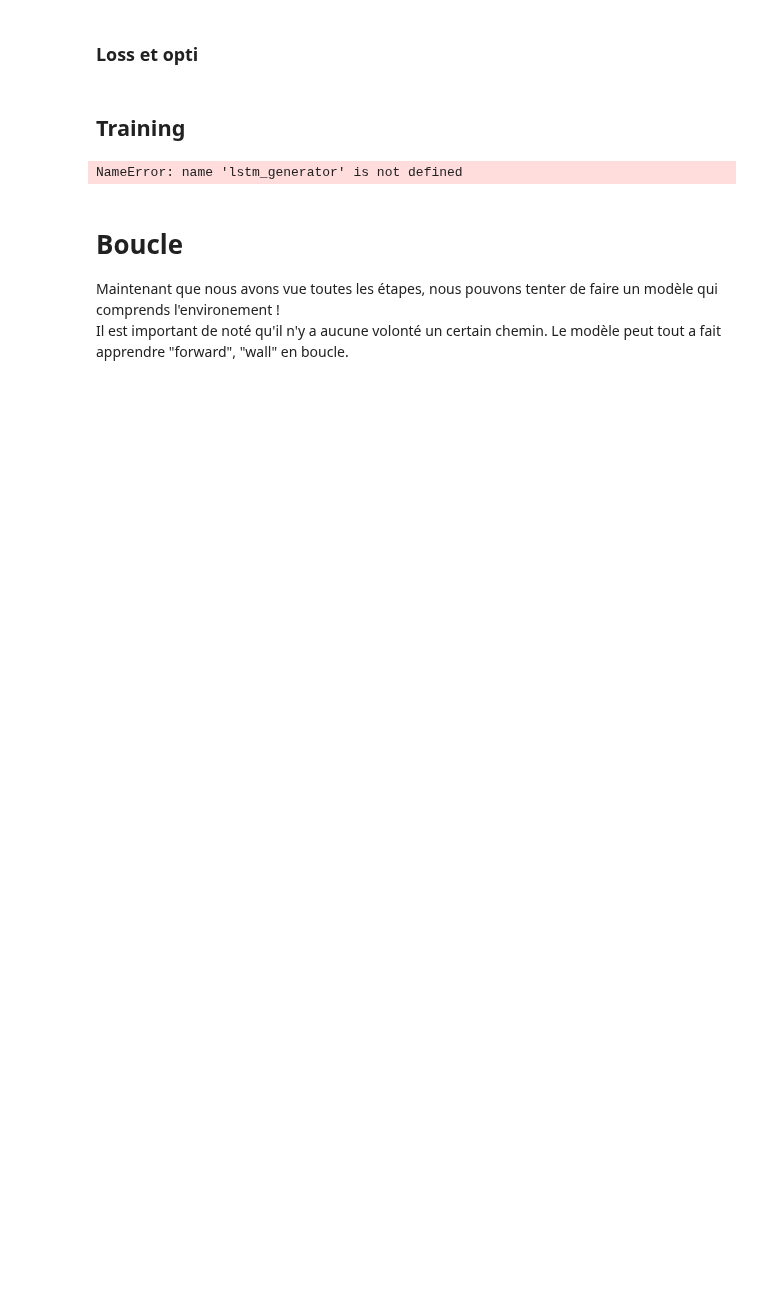
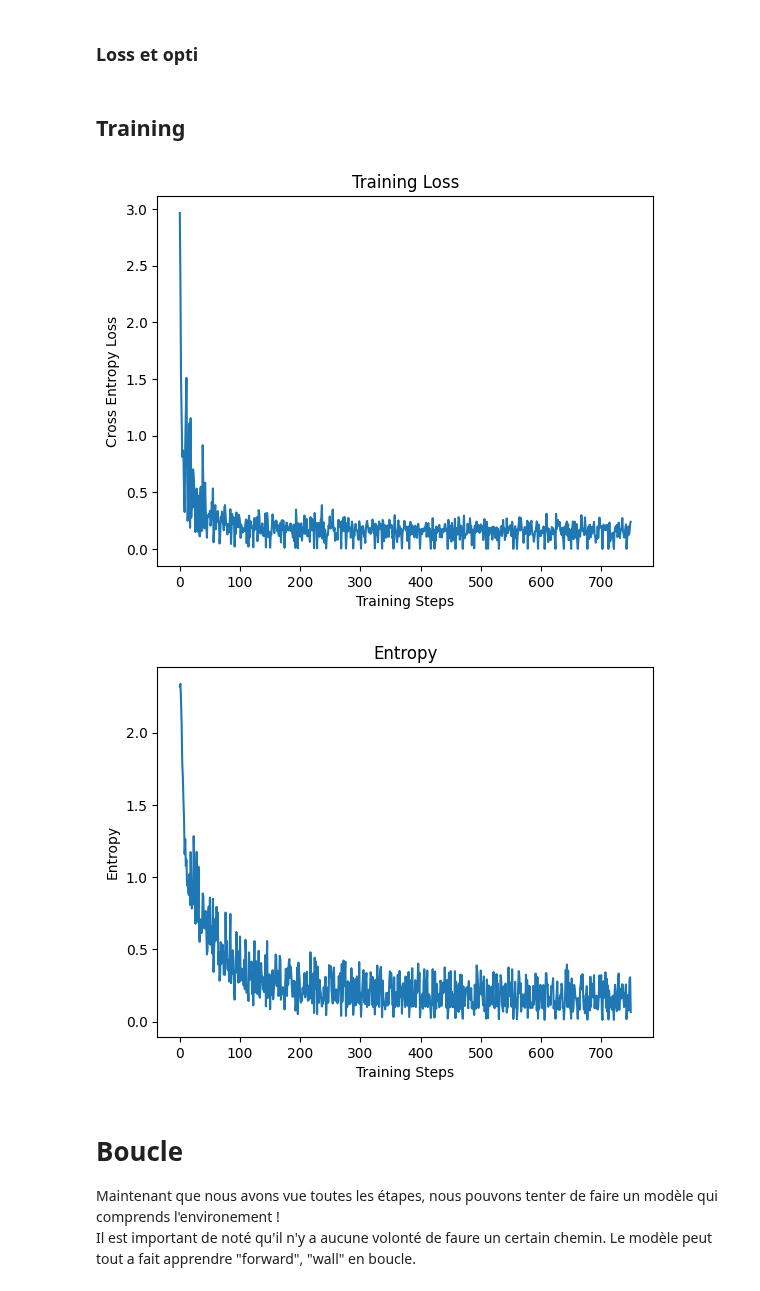
Before and after one commit to PEmarrel/Dpt_transformers, a Jupyter notebook: LSTMGen.ipynb, the cells around one changed output. Drawn from its saved outputs; the diff is of its cells as text; code cells hidden in the pictures; blank space fills up the shorter version.

Commit message:
ajout de la boucle

```diff
--- a/LSTMGen.ipynb
+++ b/LSTMGen.ipynb
@@ -117,15 +121,15 @@ input_tokens = tokenizer.encode(["<pad>"])
 input_tokens = torch.tensor(input_tokens).reshape(1, -1)
 print("\033[0;32m le tensor input : \033[0m")
 print(input_tokens)
-lstm_generator.eval()
-log_tokens = []
 
 def generate_sentence(lstm_generator, input_tokens):
+    lstm_generator.eval()
+    log_tokens = []
     # Disable gradient calculation
     with torch.no_grad():
         # Initialize hidden and memory states
-        hidden = torch.zeros(num_layers, 1, hidden_size)
-        memory = torch.zeros(num_layers, 1, hidden_size)
+        hidden = torch.zeros(lstm_generator.num_layers, 1, lstm_generator.hidden_size)
+        memory = torch.zeros(lstm_generator.num_layers, 1, lstm_generator.hidden_size)
 
         # Generate text
         for i in range(100): # On met une limite de 100 tokens
@@ -380,8 +389,8 @@ def train(lstm_generator, nb_epoch:int, optimizer, loss_fn):
             output_text = text[:, 1:]
 
             # Initialize the memory buffers
-            hidden = torch.zeros(num_layers, bs, hidden_size)
-            memory = torch.zeros(num_layers, bs, hidden_size)
+            hidden = torch.zeros(lstm_generator.num_layers, bs, lstm_generator.hidden_size)
+            memory = torch.zeros(lstm_generator.num_layers, bs, lstm_generator.hidden_size)
 
             # Forward pass through the LSTM generator
             pred, hidden, memory = lstm_generator(input_text, hidden, memory)
@@ -390,35 +399,36 @@ def train(lstm_generator, nb_epoch:int, optimizer, loss_fn):
             loss = loss_fn(pred.transpose(1, 2), output_text)
 
             # Zero gradients, perform backward pass, and update weights
             optimizer.zero_grad()
             loss.backward()
             optimizer.step()
 
             # Log training loss
             training_loss_logger.append(loss.item())
 
             # Log entropy during training (for monitoring)
             with torch.no_grad():
                 dist = Categorical(logits=pred)
                 entropy_logger.append(dist.entropy().mean().item())
     return training_loss_logger, entropy_logger
 
 training_loss_logger, entropy_logger = train(lstm_generator, 50, opti, loss_fct)
 # Display training loss and entropy
 plt.plot(training_loss_logger)
 plt.xlabel('Training Steps')
 plt.ylabel('Cross Entropy Loss')
 plt.title('Training Loss')
 plt.show()
 
 plt.plot(entropy_logger)
 plt.xlabel('Training Steps')
 plt.ylabel('Entropy')
 plt.title('Entropy')
 plt.show()
 # %% [output]
-NameError: name 'lstm_generator' is not defined
+[figure, added]
+[figure, added]
 # %% [markdown]
 # Boucle
 Maintenant que nous avons vue toutes les étapes, nous pouvons tenter de faire un modèle qui comprends l'environement !
-Il est important de noté qu'il n'y a aucune volonté un certain chemin. Le modèle peut tout a fait apprendre "forward", "wall" en boucle.
+Il est important de noté qu'il n'y a aucune volonté de faure un certain chemin. Le modèle peut tout a fait apprendre "forward", "wall" en boucle.
```
Also changed, not shown: parts of 12 cells of this notebook.
